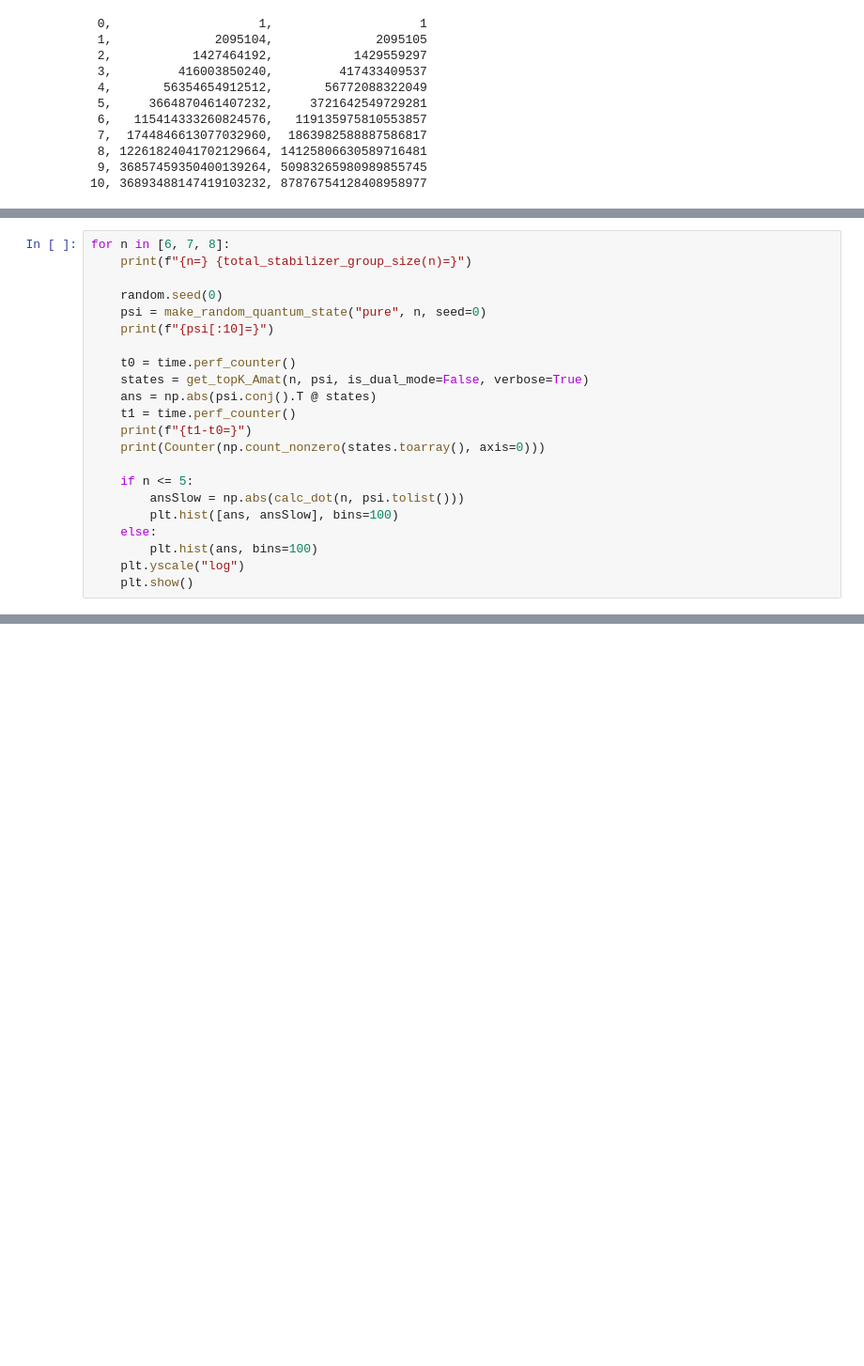
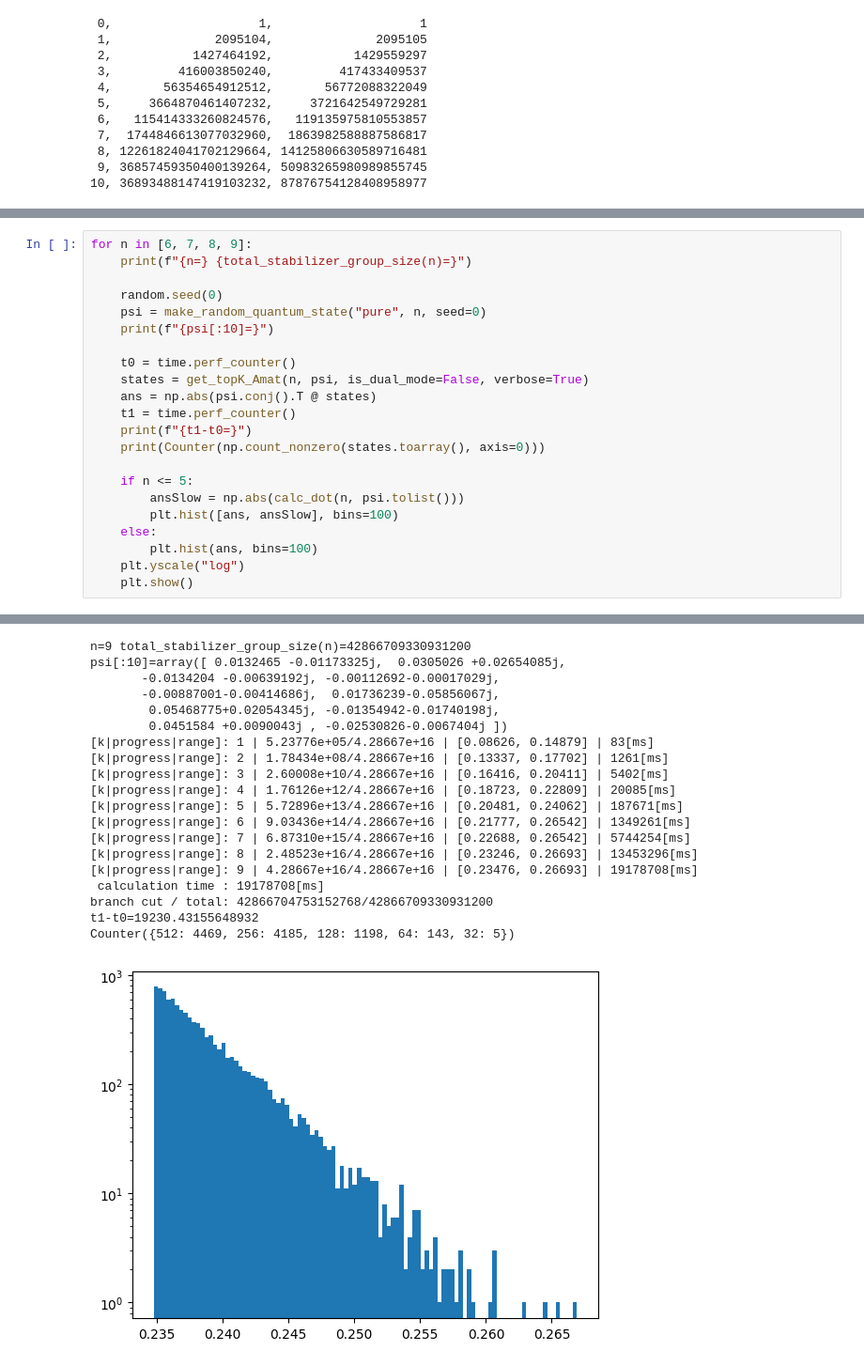
Before and after one commit to quantum-programming/stabilizer_extent, a Jupyter notebook: notebooks/dot_calculation.ipynb, the cells around one changed output, grey strips where cells are left out. Shown: that part at 94% size. Cells and saved outputs as stored; diff of their text form; blank space fills up the shorter version.

```diff
--- a/notebooks/dot_calculation.ipynb
+++ b/notebooks/dot_calculation.ipynb
@@ -134,7 +134,7 @@ t3-t2=0.4616822999669239
 Counter({32: 4564, 16: 4230, 8: 1127, 4: 79})
 [figure]
 # %%
-for n in [6, 7, 8]:
+for n in [6, 7, 8, 9]:
     print(f"{n=} {total_stabilizer_group_size(n)=}")
 
     random.seed(0)
@@ -211,2 +211,22 @@ t1-t0=182.7344295999501
 Counter({128: 4217, 256: 3495, 64: 1880, 32: 367, 16: 40, 8: 1})
 [figure]
+n=9 total_stabilizer_group_size(n)=42866709330931200
+psi[:10]=array([ 0.0132465 -0.01173325j,  0.0305026 +0.02654085j,
+       -0.0134204 -0.00639192j, -0.00112692-0.00017029j,
+       -0.00887001-0.00414686j,  0.01736239-0.05856067j,
+        0.05468775+0.02054345j, -0.01354942-0.01740198j,
+        0.0451584 +0.0090043j , -0.02530826-0.0067404j ])
+[k|progress|range]: 1 | 5.23776e+05/4.28667e+16 | [0.08626, 0.14879] | 83[ms]
+[k|progress|range]: 2 | 1.78434e+08/4.28667e+16 | [0.13337, 0.17702] | 1261[ms]
+[k|progress|range]: 3 | 2.60008e+10/4.28667e+16 | [0.16416, 0.20411] | 5402[ms]
+[k|progress|range]: 4 | 1.76126e+12/4.28667e+16 | [0.18723, 0.22809] | 20085[ms]
+[k|progress|range]: 5 | 5.72896e+13/4.28667e+16 | [0.20481, 0.24062] | 187671[ms]
+[k|progress|range]: 6 | 9.03436e+14/4.28667e+16 | [0.21777, 0.26542] | 1349261[ms]
+[k|progress|range]: 7 | 6.87310e+15/4.28667e+16 | [0.22688, 0.26542] | 5744254[ms]
+[k|progress|range]: 8 | 2.48523e+16/4.28667e+16 | [0.23246, 0.26693] | 13453296[ms]
+[k|progress|range]: 9 | 4.28667e+16/4.28667e+16 | [0.23476, 0.26693] | 19178708[ms]
+ calculation time : 19178708[ms]
+branch cut / total: 42866704753152768/42866709330931200
+t1-t0=19230.43155648932
+Counter({512: 4469, 256: 4185, 128: 1198, 64: 143, 32: 5})
+[figure, added]
```
Also changed, not shown: parts of 2 cells of this notebook.
